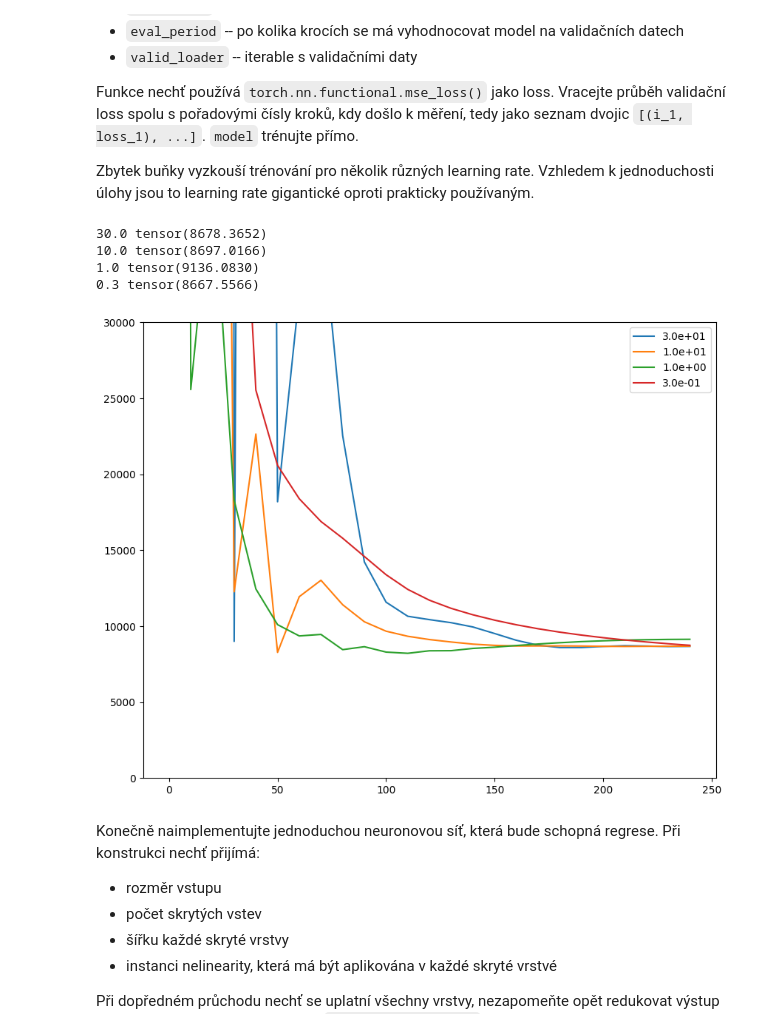
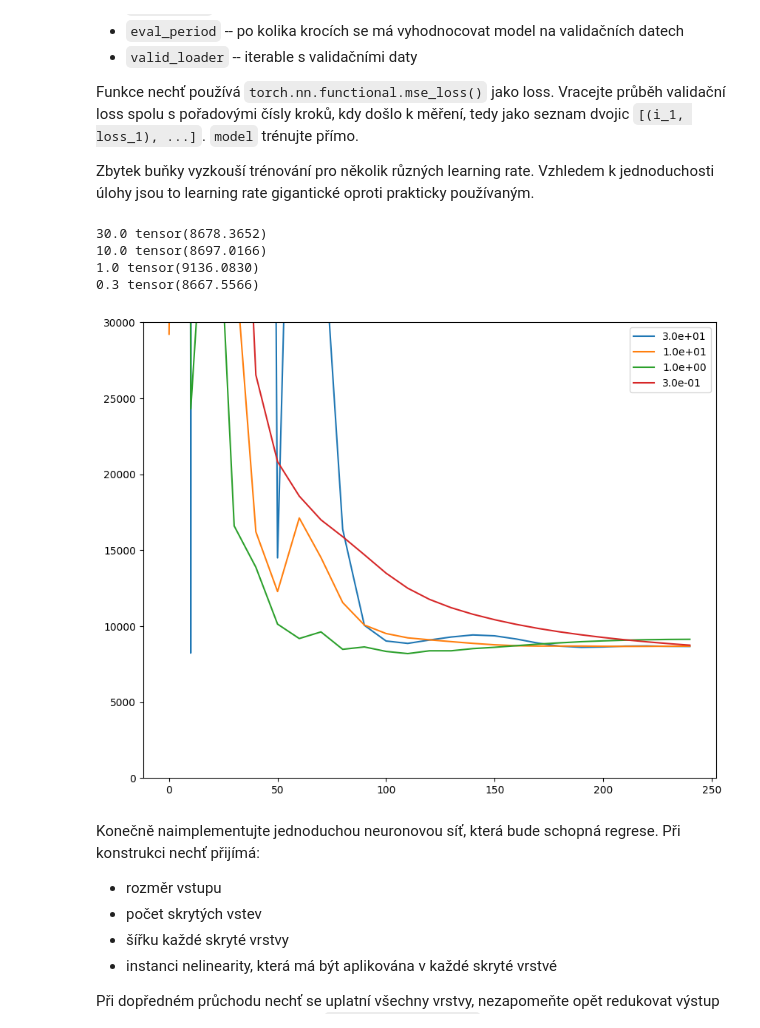
Before and after one commit to dnosko/SUI, a Jupyter notebook: proj3/zadani.ipynb, the cells around one changed output. Drawn from its saved outputs; the diff is of its cells as text; code cells hidden in the pictures.

```diff
--- a/proj3/zadani.ipynb
+++ b/proj3/zadani.ipynb
@@ -349,39 +349,39 @@ def train(model, train_stream, optimizer, nb_updates, eval_period, valid_loader)
     for i in range(nb_updates):
         t_in, t_labels = train_stream
         y = model.forward(t_in)
-        loss = torch.nn.functional.mse_loss(y, t_labels)
+        loss = torch.nn.functional.mse_loss(y, t_labels, reduction='sum')
         optimizer.zero_grad()
         loss.backward()
         optimizer.step()
 
         if i % eval_period == 0:
             def eval_model():
                 return evaluate(model, valid_loader)
+            valid_progress.append((i, eval_model()))
             optimizer.step(eval_model)
-            valid_progress.append((i, eval_model()))
 
     return valid_progress
 
 def lr_progress(lr):
     linear_predictor = LinearRegression(train_dataset.in_dim)
     optimizer = torch.optim.Adam(linear_predictor.parameters(), lr)
     progress = train(linear_predictor, train_stream, optimizer, 250, 10, valid_loader)
     print(lr, evaluate(linear_predictor, valid_loader))
     return progress
 
 plt.figure(figsize=(10, 8))
 for lr in [3e+1, 1e+1, 1e+0, 3e-1]:
     progress = lr_progress(lr)
     plt.plot([item[0] for item in progress], [item[1] for item in progress], label=f"{lr:.1e}")
 plt.legend()
 plt.ylim(0, 30000)
 plt.show()
 # %% [output]
 30.0 tensor(8678.3652)
 10.0 tensor(8697.0166)
 1.0 tensor(9136.0830)
 0.3 tensor(8667.5566)
-[figure, old version]
+[figure, new version]
 # %% [markdown]
 Konečně naimplementujte jednoduchou neuronovou síť, která bude schopná regrese.
 Při konstrukci nechť přijímá:
```
Also changed, not shown: parts of 1 cell of this notebook.
